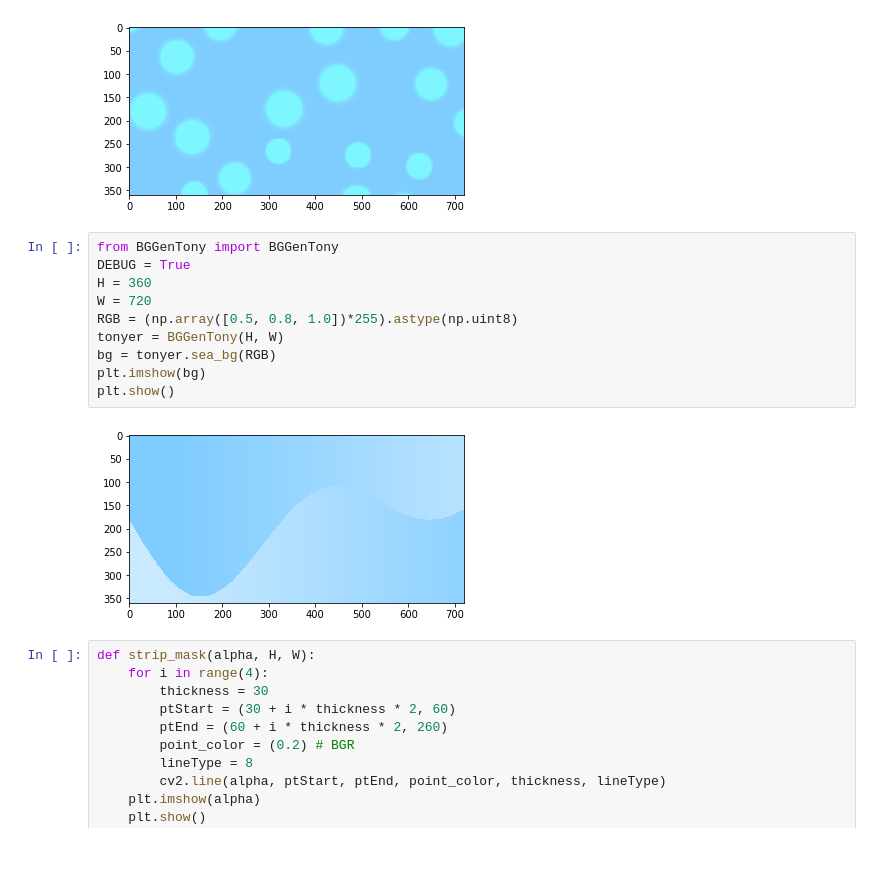
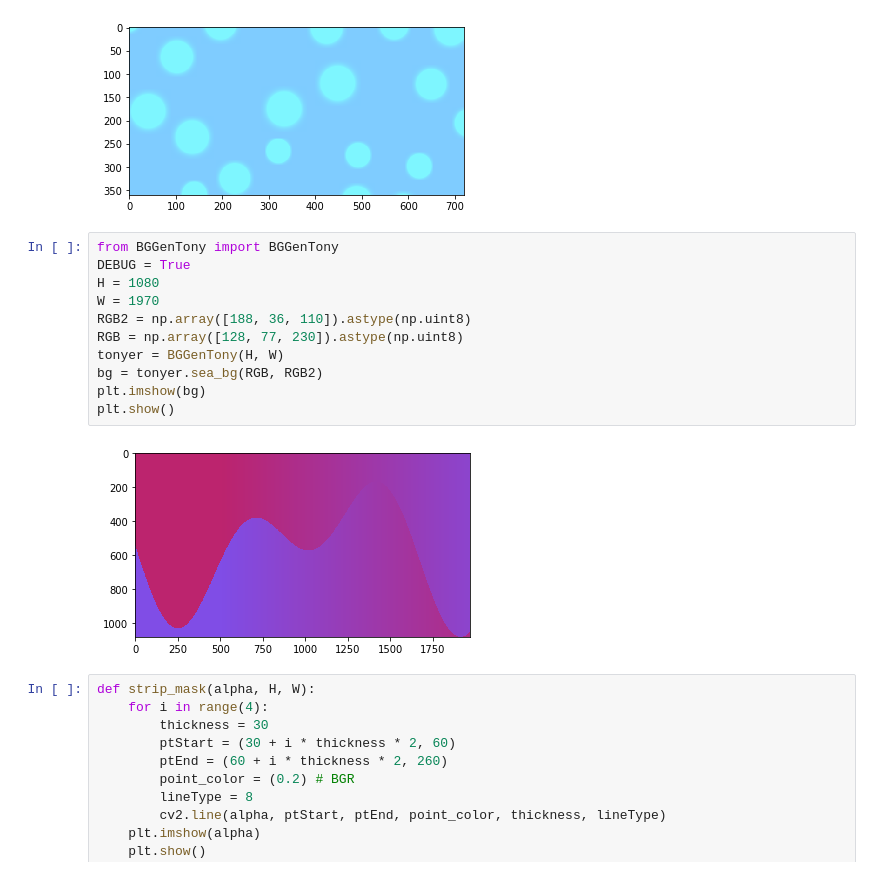
Before and after one commit to mtroym/svg_texture_bundle, a Jupyter notebook: strip_bg/strip_bg.ipynb, the cells around one changed output. Saved outputs shown, nothing was run; the diff lists cells and outputs as text.

```diff
--- a/strip_bg/strip_bg.ipynb
+++ b/strip_bg/strip_bg.ipynb
@@ -111,15 +111,16 @@ plt.show()
 # %%
 from BGGenTony import BGGenTony
 DEBUG = True
-H = 360
-W = 720
-RGB = (np.array([0.5, 0.8, 1.0])*255).astype(np.uint8)
+H = 1080
+W = 1970
+RGB2 = np.array([188, 36, 110]).astype(np.uint8)
+RGB = np.array([128, 77, 230]).astype(np.uint8)
 tonyer = BGGenTony(H, W)
-bg = tonyer.sea_bg(RGB)
+bg = tonyer.sea_bg(RGB, RGB2)
 plt.imshow(bg)
 plt.show()
 # %% [output]
-[figure, old version]
+[figure, new version]
 # %%
 def strip_mask(alpha, H, W):
     for i in range(4):
```
Also changed, not shown: parts of 5 cells of this notebook, 9 other files.
